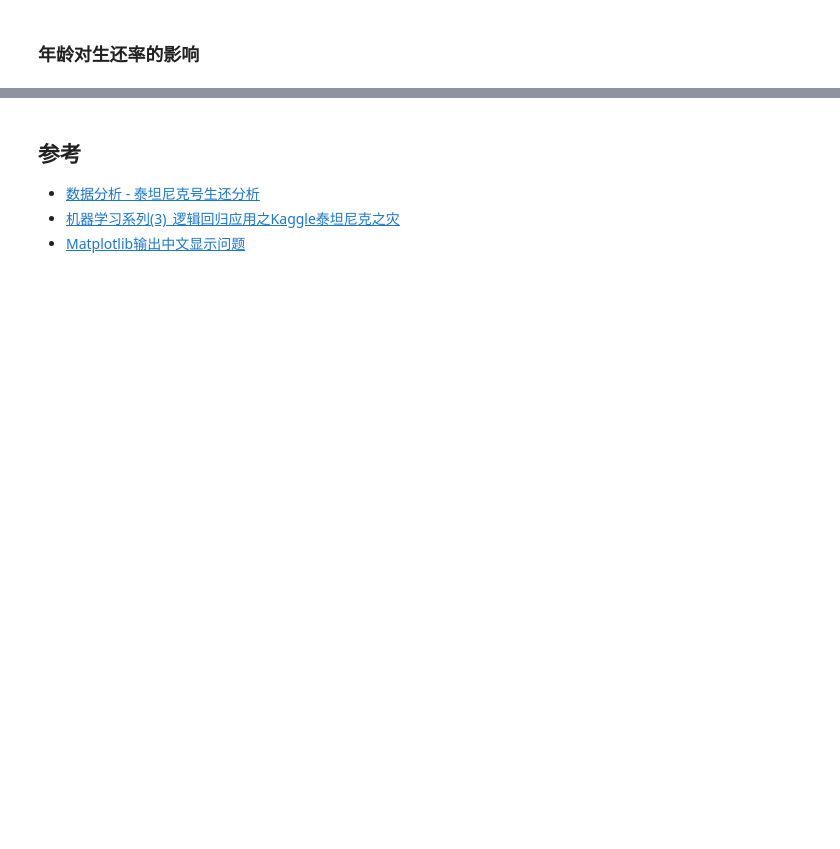
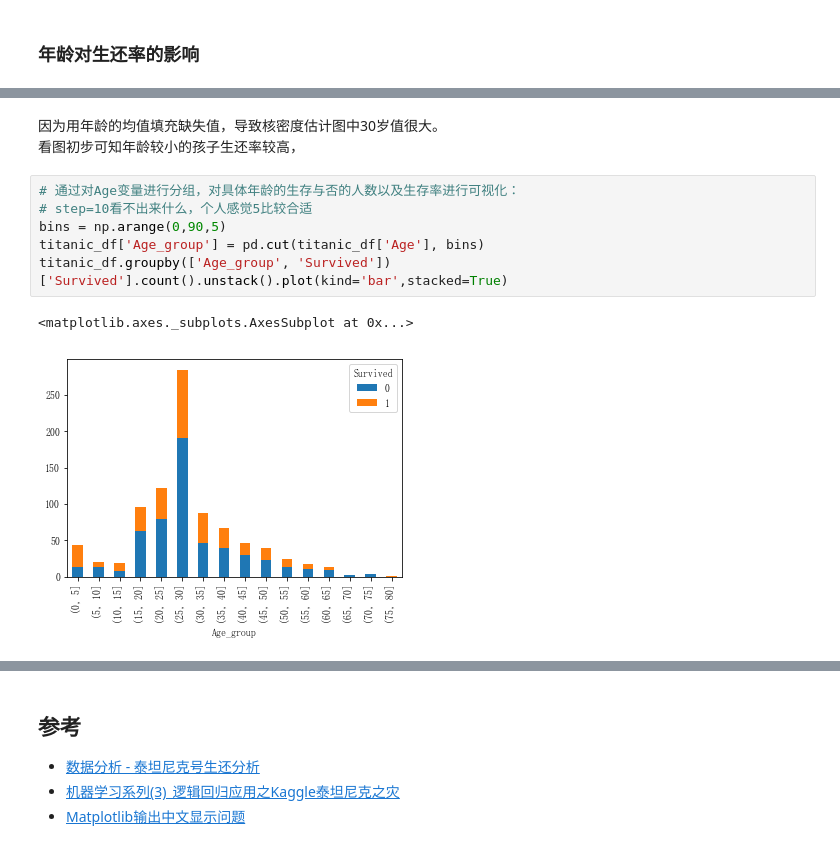
Before and after one commit to duochirou/p2_titanic, a Jupyter notebook: titanic.ipynb, the cells around one changed output, grey strips where cells are left out. Saved outputs shown, nothing was run; the diff lists cells and outputs as text; blank space fills up the shorter version.

```diff
--- a/titanic.ipynb
+++ b/titanic.ipynb
@@ -199,0 +227,12 @@ plt.legend((u'存活', u'死亡'),loc='best')
+# %% [markdown]
+因为用年龄的均值填充缺失值，导致核密度估计图中30岁值很大。<br/>
+看图初步可知年龄较小的孩子生还率较高，
+# %%
+# 通过对Age变量进行分组，对具体年龄的生存与否的人数以及生存率进行可视化：
+# step=10看不出来什么，个人感觉5比较合适
+bins = np.arange(0,90,5)
+titanic_df['Age_group'] = pd.cut(titanic_df['Age'], bins)
+titanic_df.groupby(['Age_group', 'Survived'])['Survived'].count().unstack().plot(kind='bar',stacked=True)
+# %% [output]
+<matplotlib.axes._subplots.AxesSubplot at 0x...>
+[figure, added]
```
Also changed, not shown: parts of 20 cells of this notebook.
